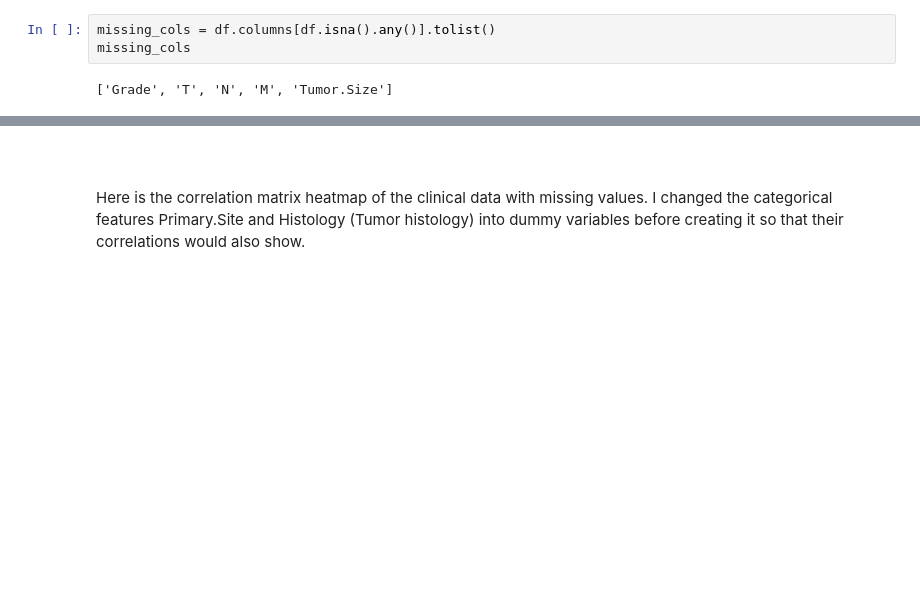
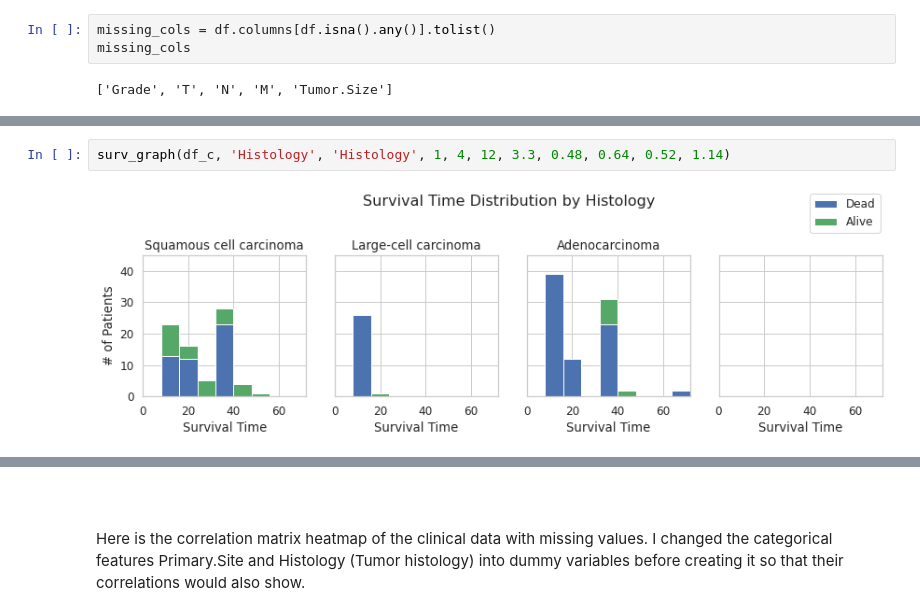
Before and after one commit to joe-aquino/survival_analysis, a Jupyter notebook: Survival_Model_NSC_Lung_Cancer.ipynb, the cells around one changed output, grey strips where cells are left out. Drawn from its saved outputs; the diff is of its cells as text; blank space fills up the shorter version.

```diff
--- a/Survival_Model_NSC_Lung_Cancer.ipynb
+++ b/Survival_Model_NSC_Lung_Cancer.ipynb
@@ -256,0 +336,4 @@ missing_cols
+# %%
+surv_graph(df_c, 'Histology', 'Histology', 1, 4, 12, 3.3, 0.48, 0.64, 0.52, 1.14)
+# %% [output]
+[figure, added]
```
Also changed, not shown: parts of 46 cells of this notebook.
